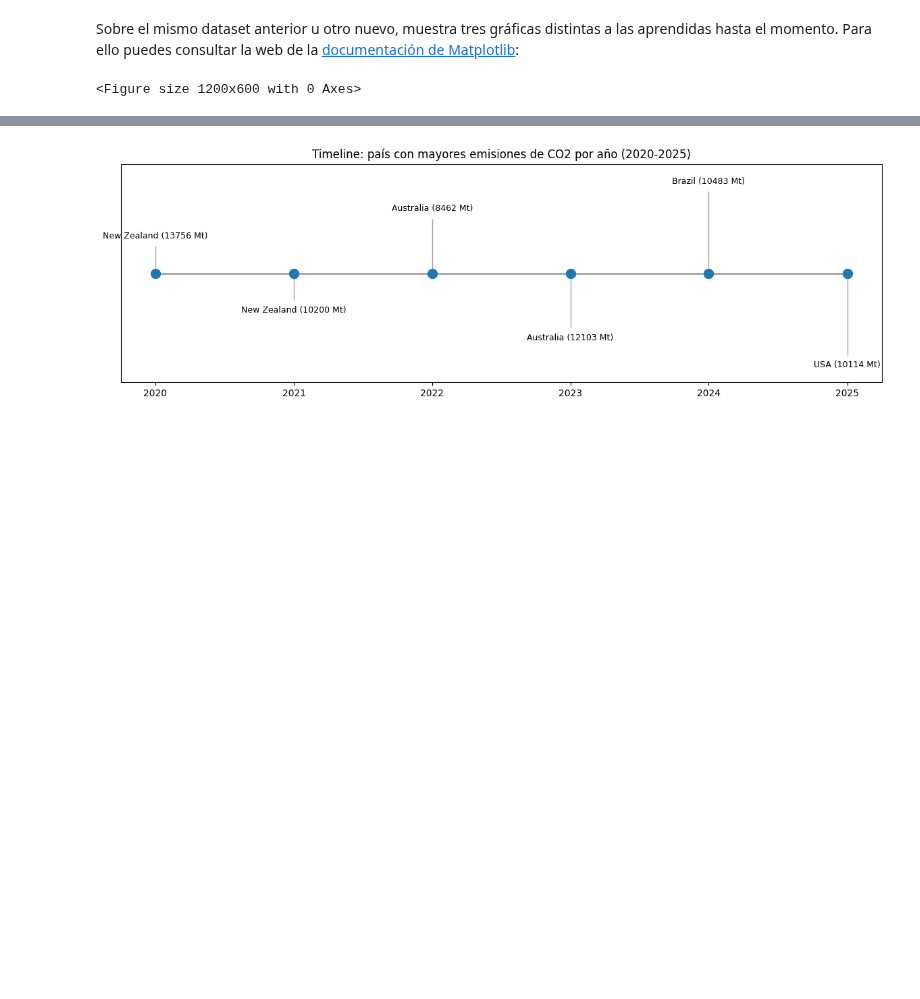
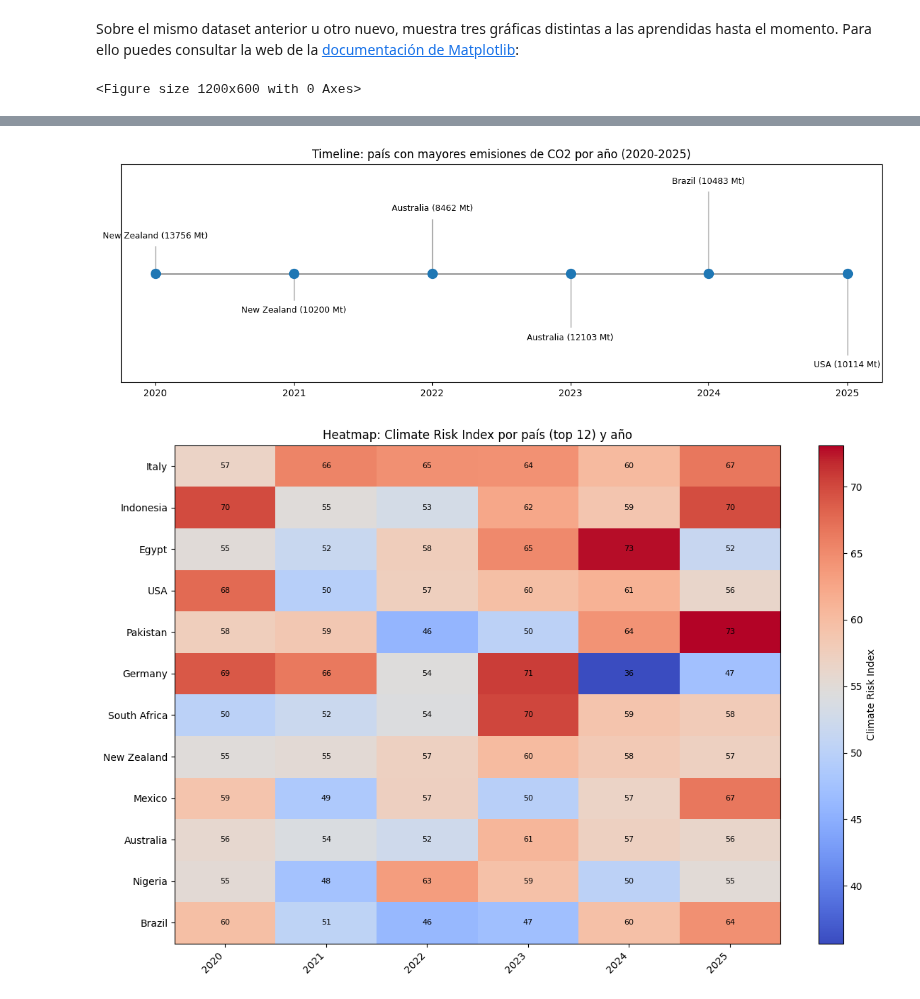
Before and after one commit to JavierPeraltaAzagra/Big-Data-e-IA, a Jupyter notebook: Programacion de IA/MatplotLib/Ejercicios básicos/03-Matplotlib_Ejercicios_3.ipynb, the cells around one changed output, grey strips where cells are left out. Cells and saved outputs as stored; diff of their text form; code cells hidden in the pictures; blank space fills up the shorter version.

```diff
--- a/Programacion de IA/MatplotLib/Ejercicios básicos/03-Matplotlib_Ejercicios_3.ipynb
+++ b/Programacion de IA/MatplotLib/Ejercicios básicos/03-Matplotlib_Ejercicios_3.ipynb
@@ -250,30 +250,72 @@ levels = np.tile([1, -1, 2, -2, 3, -3], int(np.ceil(n/6)))[:n]
 
 fig, ax = plt.subplots(figsize=(12, 4))
 # línea base del timeline
 ax.hlines(0, dates[0], dates[-1], color='tab:gray', alpha=0.7, linewidth=2)
 # líneas verticales hacia cada evento
 for d, lvl in zip(dates, levels):
     ax.vlines(d, 0, lvl, color='tab:gray', alpha=0.7, linewidth=1)
 # puntos en la línea temporal
 ax.scatter(dates, np.zeros(n), s=100, color='tab:blue', zorder=3)
 
 # anotaciones (etiquetas) encima/abajo según level
 for d, l, lab in zip(dates, levels, labels):
     va = 'bottom' if l > 0 else 'top'
     offset = 6 if l > 0 else -6
     ax.annotate(lab, xy=(d, l), xytext=(0, offset), textcoords='offset points', ha='center', va=va, fontsize=9, rotation=0)
 
 # formatear eje x para mostrar los años
 ax.xaxis.set_major_locator(mdates.YearLocator())
 ax.xaxis.set_major_formatter(mdates.DateFormatter('%Y'))
 plt.setp(ax.get_xticklabels(), rotation=0, ha='center')
 
 ax.set_ylim(-4, 4)
 ax.set_yticks([])
 ax.set_title('Timeline: país con mayores emisiones de CO2 por año (2020-2025)')
 plt.tight_layout()
 plt.show()
+
+# Heatmap: Climate Risk Index por país y año (top 12 países)
+pivot = df.pivot_table(index='Country', columns='Year', values='Climate_Risk_Index', aggfunc='mean')
+# elegir top N países por índice medio de riesgo climático
+top_n = 12
+# algunos países pueden tener NaNs para ciertos años; la media ignora NaNs por defecto
+if pivot.shape[0] == 0:
+    print('No hay datos para construir el heatmap.')
+else:
+    country_order = pivot.mean(axis=1).sort_values(ascending=False).head(top_n).index
+    pivot_sel = pivot.reindex(index=country_order)
+    # ordenar columnas (años)
+    pivot_sel = pivot_sel.reindex(sorted(pivot_sel.columns), axis=1)
+
+    fig, ax = plt.subplots(figsize=(12,8))
+    # usar imshow para el heatmap
+    vmin = pivot_sel.min().min()
+    vmax = pivot_sel.max().max()
+    im = ax.imshow(pivot_sel, aspect='auto', cmap='coolwarm', vmin=vmin, vmax=vmax)
+
+    # ticks y etiquetas
+    ax.set_xticks(range(len(pivot_sel.columns)))
+    ax.set_xticklabels([str(c) for c in pivot_sel.columns], rotation=45, ha='right')
+    ax.set_yticks(range(len(pivot_sel.index)))
+    ax.set_yticklabels(pivot_sel.index)
+
+    # colorbar
+    cbar = fig.colorbar(im, ax=ax)
+    cbar.set_label('Climate Risk Index')
+
+    ax.set_title('Heatmap: Climate Risk Index por país (top 12) y año')
+
+    # Anotar valores dentro de cada celda (si no es NaN)
+    for i, country in enumerate(pivot_sel.index):
+        for j, year in enumerate(pivot_sel.columns):
+            val = pivot_sel.loc[country, year]
+            if not (pd.isna(val)):
+                ax.text(j, i, f'{val:.0f}', ha='center', va='center', color='black', fontsize=8)
+
+    plt.tight_layout()
+    plt.show()
 # %% [output]
 <Figure size 1200x600 with 0 Axes>
 [figure]
 [figure]
+[figure, added]
```
Also changed, not shown: parts of 2 cells of this notebook.
